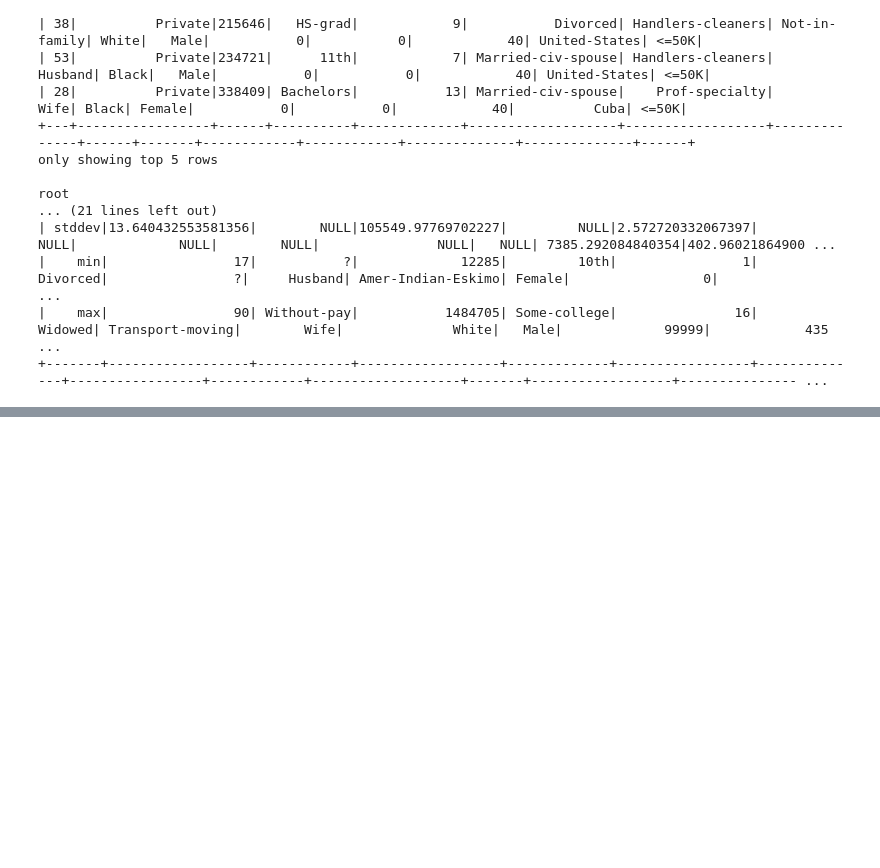
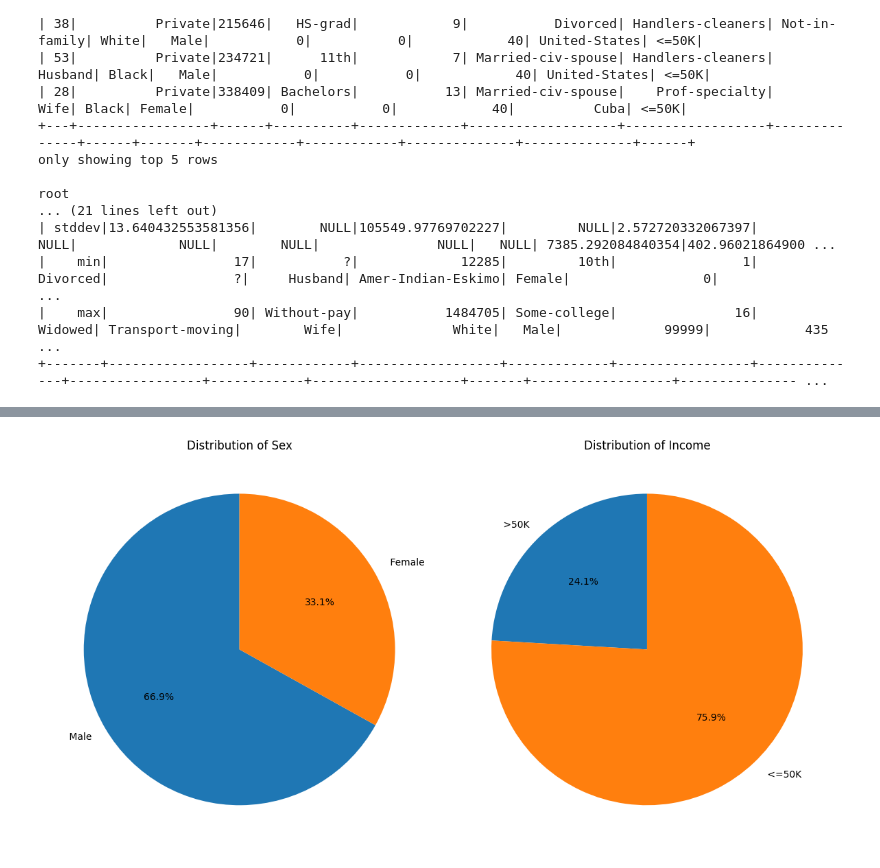
Before and after one commit to firarru/PySpark, a Jupyter notebook: Assesmen_CLO3_Kelompok_4.ipynb, the cells around one changed output, grey strips where cells are left out. Cells and saved outputs as stored; diff of their text form; code cells hidden in the pictures; blank space fills up the shorter version.

```diff
--- a/Assesmen_CLO3_Kelompok_4.ipynb
+++ b/Assesmen_CLO3_Kelompok_4.ipynb
@@ -15,6 +22,7 @@ from pyspark.ml.evaluation import BinaryClassificationEvaluator
 # %%
 url = "https://raw.githubusercontent.com/firarru/PySpark/refs/heads/main/Dataset/adult.data"
 
-data = pd.read_csv(url, header=None)
-data.to_csv("adult.data", index=False, header=False)
+df = pd.read_csv(url, header=None)
+df.to_csv("adult.data", index=False, header=None)
+spark = SparkSession.builder.appName("Adult Data Analysis").getOrCreate()
 # %%
@@ -69,0 +271,22 @@ AttributeError: 'DataFrame' object has no attribute 'shape'
+# %%
+# Daftar kolom yang ingin dianalisis dengan pie chart
+categorical_columns = ['sex', 'income']
+
+# Membuat figure untuk pie chart
+fig, axes = plt.subplots(1, 2, figsize=(12, 6))  # 1 baris, 2 kolom
+
+# Looping untuk kolom sex dan income
+for i, column in enumerate(categorical_columns):
+    # Mengambil kolom dari PySpark DataFrame dan mengonversinya ke Pandas DataFrame
+    counts = df.groupBy(column).count()
+    counts_pd = counts.toPandas()
+
+    # Membuat pie chart
+    axes[i].pie(counts_pd['count'], labels=counts_pd[column], autopct='%1.1f%%', startangle=90)
+    axes[i].set_title(f"Distribution of {column.capitalize()}")
+
+# Menampilkan grafik
+plt.tight_layout()
+plt.show()
+# %% [output]
+[figure, added]
```
Also changed, not shown: parts of 17 cells of this notebook.
